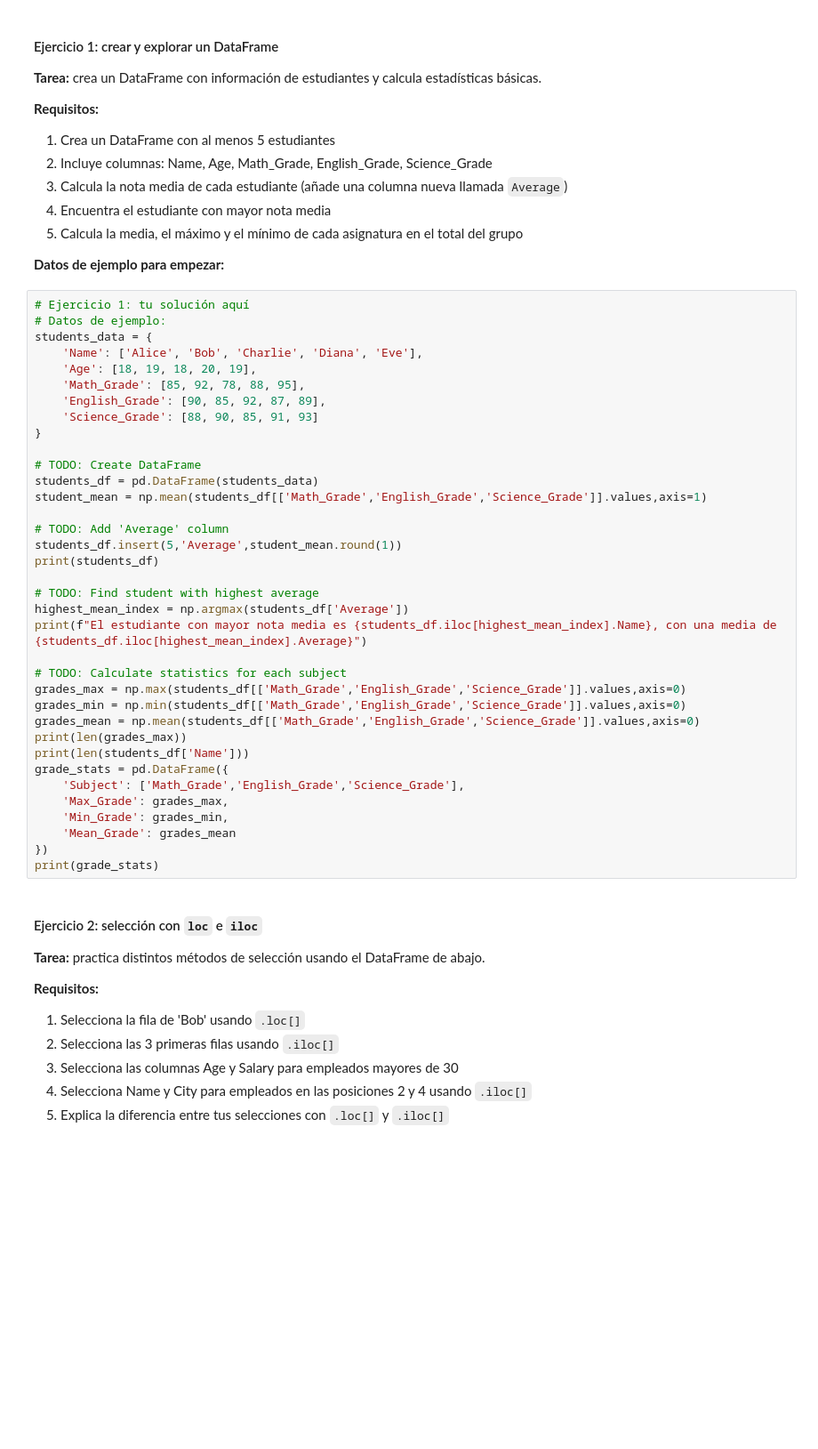
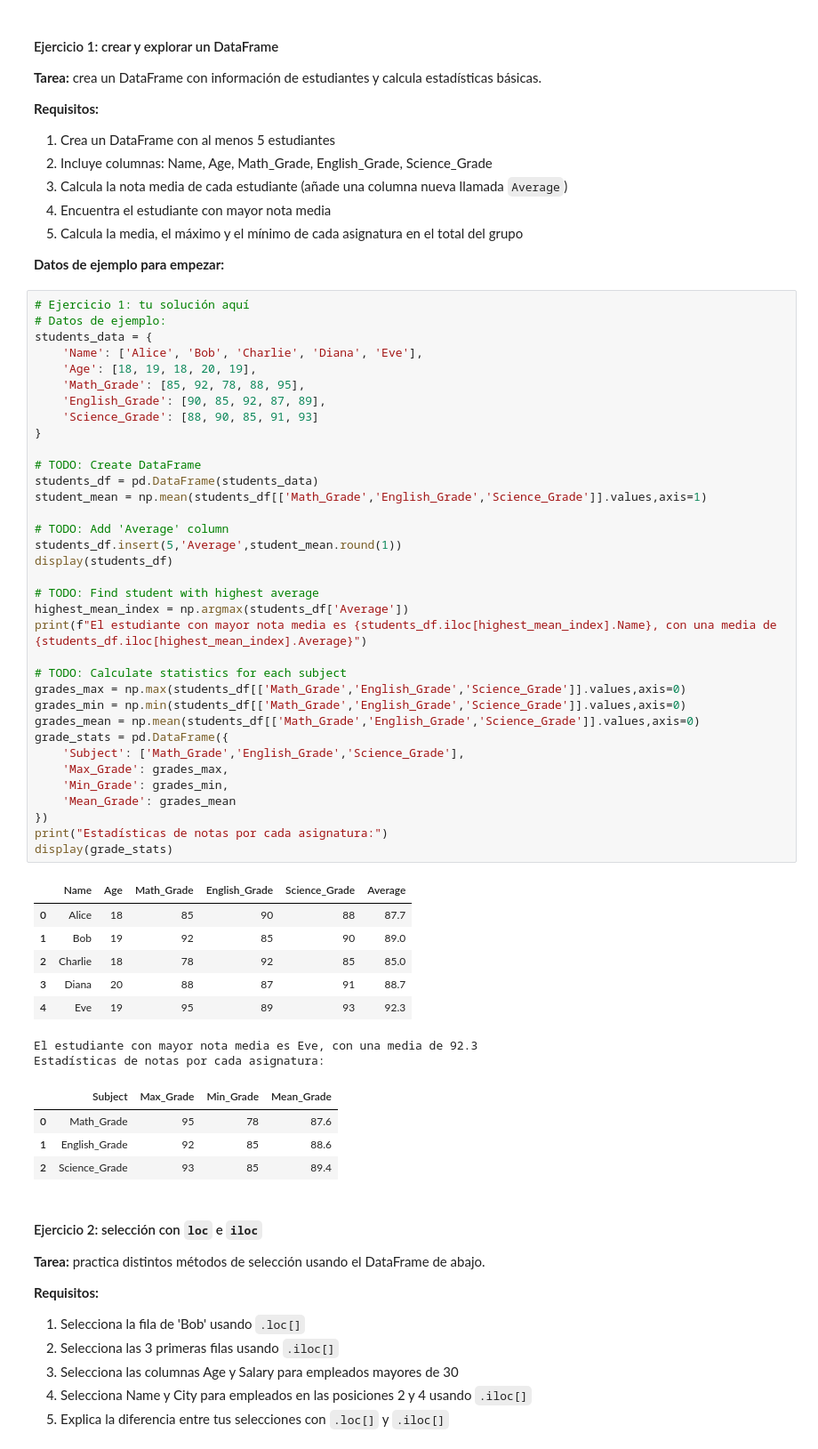
Before and after one commit to Ameisin/ejercicios_bootcamp, a Jupyter notebook: Sprint_03/Unidad_02_Pandas_lectura_escritura_ficheros/04_Practica_Obligatoria/Practica_Obligatoria_Pandas.ipynb, the cells around one changed output. Shown at 89% size. Drawn from its saved outputs; the diff is of its cells as text; blank space fills up the shorter version.

```diff
--- a/Sprint_03/Unidad_02_Pandas_lectura_escritura_ficheros/04_Practica_Obligatoria/Practica_Obligatoria_Pandas.ipynb
+++ b/Sprint_03/Unidad_02_Pandas_lectura_escritura_ficheros/04_Practica_Obligatoria/Practica_Obligatoria_Pandas.ipynb
@@ -37,37 +37,49 @@ import numpy as np
 # Datos de ejemplo:
 students_data = {
     'Name': ['Alice', 'Bob', 'Charlie', 'Diana', 'Eve'],
     'Age': [18, 19, 18, 20, 19],
     'Math_Grade': [85, 92, 78, 88, 95],
     'English_Grade': [90, 85, 92, 87, 89],
     'Science_Grade': [88, 90, 85, 91, 93]
 }
 
 # TODO: Create DataFrame
 students_df = pd.DataFrame(students_data)
 student_mean = np.mean(students_df[['Math_Grade','English_Grade','Science_Grade']].values,axis=1)
 
 # TODO: Add 'Average' column
 students_df.insert(5,'Average',student_mean.round(1))
-print(students_df)
+display(students_df)
 
 # TODO: Find student with highest average
 highest_mean_index = np.argmax(students_df['Average'])
 print(f"El estudiante con mayor nota media es {students_df.iloc[highest_mean_index].Name}, con una media de {students_df.iloc[highest_mean_index].Average}")
 
 # TODO: Calculate statistics for each subject
 grades_max = np.max(students_df[['Math_Grade','English_Grade','Science_Grade']].values,axis=0)
 grades_min = np.min(students_df[['Math_Grade','English_Grade','Science_Grade']].values,axis=0)
 grades_mean = np.mean(students_df[['Math_Grade','English_Grade','Science_Grade']].values,axis=0)
-print(len(grades_max))
-print(len(students_df['Name']))
 grade_stats = pd.DataFrame({
     'Subject': ['Math_Grade','English_Grade','Science_Grade'],
     'Max_Grade': grades_max,
     'Min_Grade': grades_min,
     'Mean_Grade': grades_mean
 })
-print(grade_stats)
+print("Estadísticas de notas por cada asignatura:")
+display(grade_stats)
+# %% [output]
+|  | Name | Age | Math_Grade | English_Grade | Science_Grade | Average |
+| 0 | Alice | 18 | 85 | 90 | 88 | 87.7 |
+| 1 | Bob | 19 | 92 | 85 | 90 | 89.0 |
+| 2 | Charlie | 18 | 78 | 92 | 85 | 85.0 |
+| 3 | Diana | 20 | 88 | 87 | 91 | 88.7 |
+| 4 | Eve | 19 | 95 | 89 | 93 | 92.3 |
+El estudiante con mayor nota media es Eve, con una media de 92.3
+Estadísticas de notas por cada asignatura:
+|  | Subject | Max_Grade | Min_Grade | Mean_Grade |
+| 0 | Math_Grade | 95 | 78 | 87.6 |
+| 1 | English_Grade | 92 | 85 | 88.6 |
+| 2 | Science_Grade | 93 | 85 | 89.4 |
 # %% [markdown]
 #### Ejercicio 2: selección con `loc` e `iloc`
 
```
Also changed, not shown: parts of 7 cells of this notebook.
